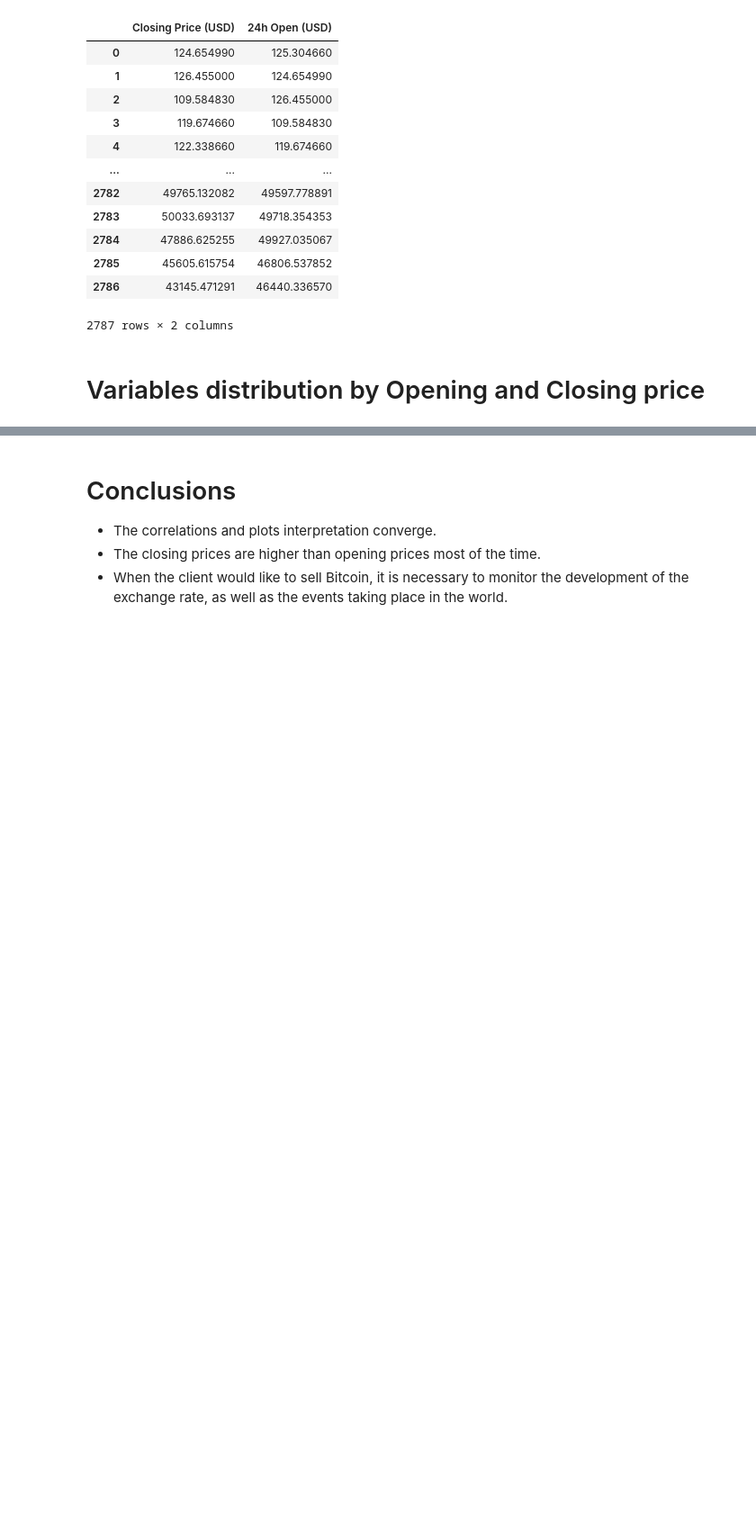
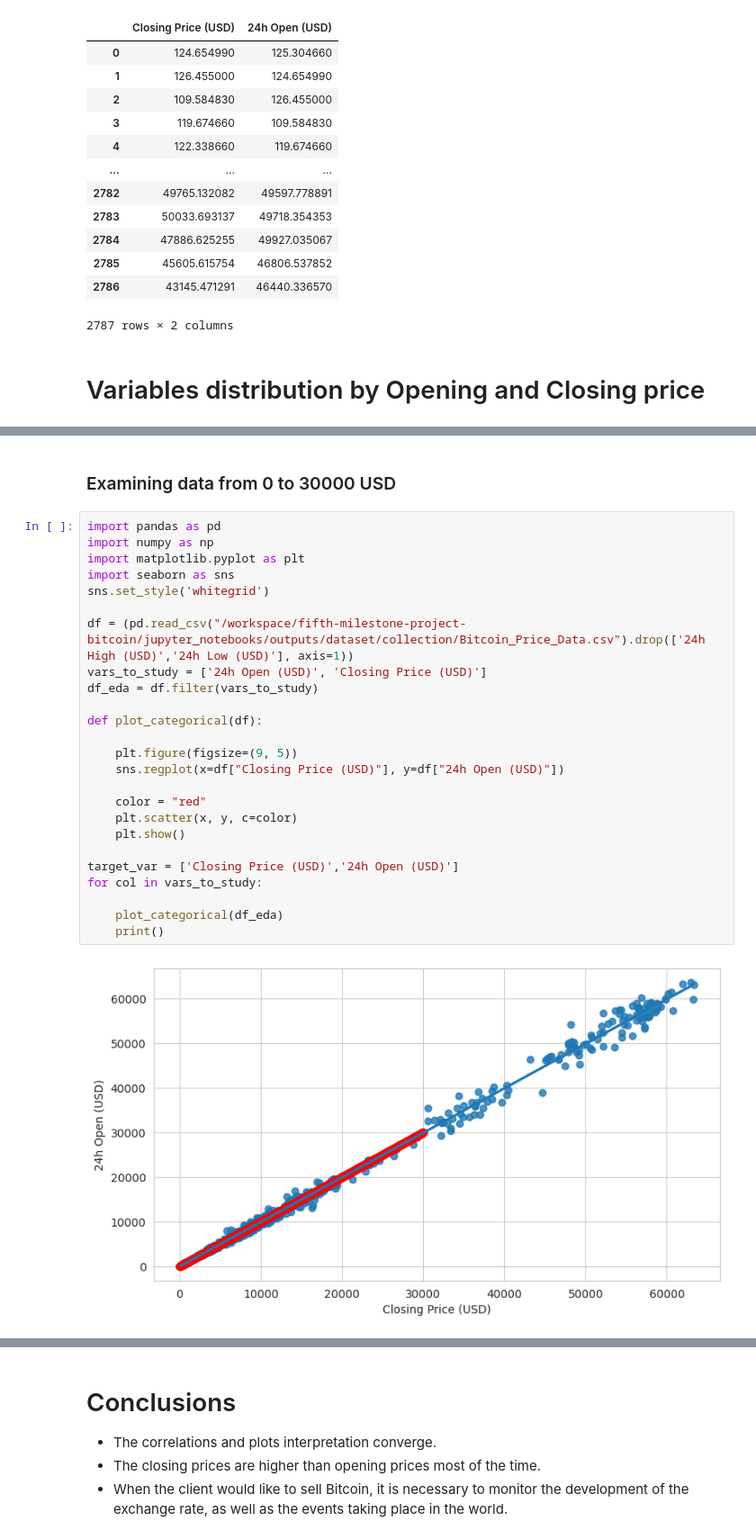
Before and after one commit to ksagep/fifth-milestone-project-bitcoin, a Jupyter notebook: jupyter_notebooks/Study_of_differences.ipynb, the cells around one changed output, grey strips where cells are left out. Shown: that part at 90% size. Drawn from its saved outputs; the diff is of its cells as text; blank space fills up the shorter version.

Commit message:
Work on colorization of x and y values in study of differences.

```diff
--- a/jupyter_notebooks/Study_of_differences.ipynb
+++ b/jupyter_notebooks/Study_of_differences.ipynb
@@ -163,3 +164,32 @@ for col in vars_to_study:
 [figure]
 [figure]
 [figure]
+# %% [markdown]
+### Examining data from 0 to 30000 USD
+# %%
+import pandas as pd
+import numpy as np
+import matplotlib.pyplot as plt
+import seaborn as sns
+sns.set_style('whitegrid')
+
+df = (pd.read_csv("/workspace/fifth-milestone-project-bitcoin/jupyter_notebooks/outputs/dataset/collection/Bitcoin_Price_Data.csv").drop(['24h High (USD)','24h Low (USD)'], axis=1))
+vars_to_study = ['24h Open (USD)', 'Closing Price (USD)']
+df_eda = df.filter(vars_to_study)
+
+def plot_categorical(df):
+
+    plt.figure(figsize=(9, 5))
+    sns.regplot(x=df["Closing Price (USD)"], y=df["24h Open (USD)"])
+
+    color = "red"
+    plt.scatter(x, y, c=color)
+    plt.show()
+
+target_var = ['Closing Price (USD)','24h Open (USD)']
+for col in vars_to_study:
+
+    plot_categorical(df_eda)
+    print()
+# %% [output]
+[figure, added]
```
Also changed, not shown: parts of 2 cells of this notebook, 1 other file.
